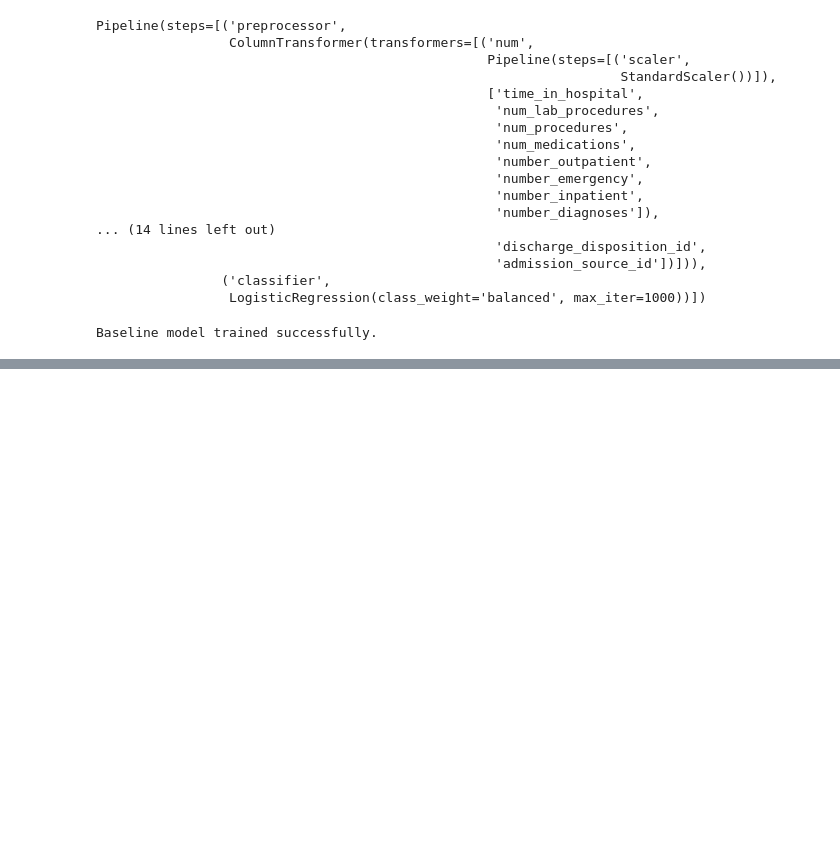
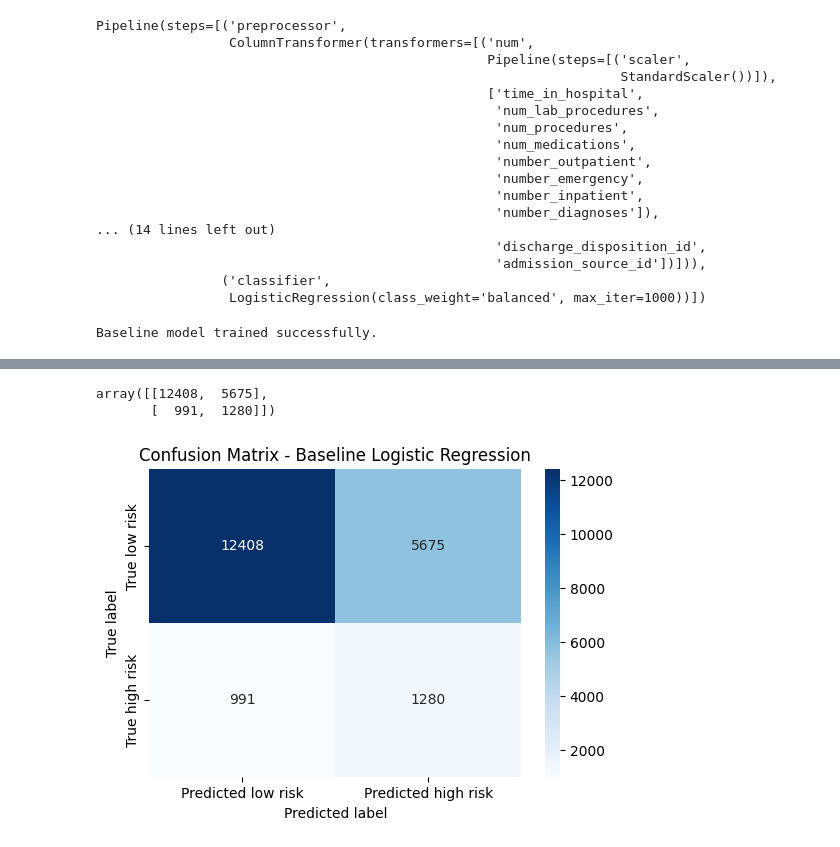
Before and after one commit to Ziyad-Mghari/End-to-End-ML-System-for-Hospital-Readmission-Risk-Prediction, a Jupyter notebook: notebooks/01_exploratory_data_analysis.ipynb, the cells around one changed output, grey strips where cells are left out. Drawn from its saved outputs; the diff is of its cells as text; code cells hidden in the pictures; blank space fills up the shorter version.

Commit message:
Evaluate baseline logistic regression

```diff
--- a/notebooks/01_exploratory_data_analysis.ipynb
+++ b/notebooks/01_exploratory_data_analysis.ipynb
@@ -640,3 +640,14 @@ baseline_model.fit(X_train, y_train)
 print("Baseline model trained successfully.")
 # %% [output]
 Baseline model trained successfully.
+# %%
+# We use the trained baseline model to make predictions on the test set.
+# X_test contains patients that the model has never seen during training.
+
+y_pred = baseline_model.predict(X_test)
+
+# predict_proba gives the probability predicted by the model.
+# [:, 1] means we keep only the probability of class 1 = high readmission risk.
+y_proba = baseline_model.predict_proba(X_test)[:, 1]
+
+print("Predictions generated successfully.")
@@ -642,0 +711,31 @@ Baseline model trained successfully.
+# %%
+# The confusion matrix shows the number of correct and incorrect predictions.
+# It helps us understand what kind of mistakes the model makes.
+
+from sklearn.metrics import confusion_matrix
+
+conf_matrix = confusion_matrix(y_test, y_pred)
+
+conf_matrix
+# %% [output]
+array([[12408,  5675],
+       [  991,  1280]])
+# %%
+# We display the confusion matrix as a heatmap to make it easier to read.
+
+plt.figure(figsize=(6, 4))
+
+sns.heatmap(
+    conf_matrix,
+    annot=True,
+    fmt="d",
+    cmap="Blues",
+    xticklabels=["Predicted low risk", "Predicted high risk"],
+    yticklabels=["True low risk", "True high risk"]
+)
+plt.title("Confusion Matrix - Baseline Logistic Regression")
+plt.xlabel("Predicted label")
+plt.ylabel("True label")
+plt.show()
+# %% [output]
+[figure, added]
```
Also changed, not shown: parts of 7 cells of this notebook.
